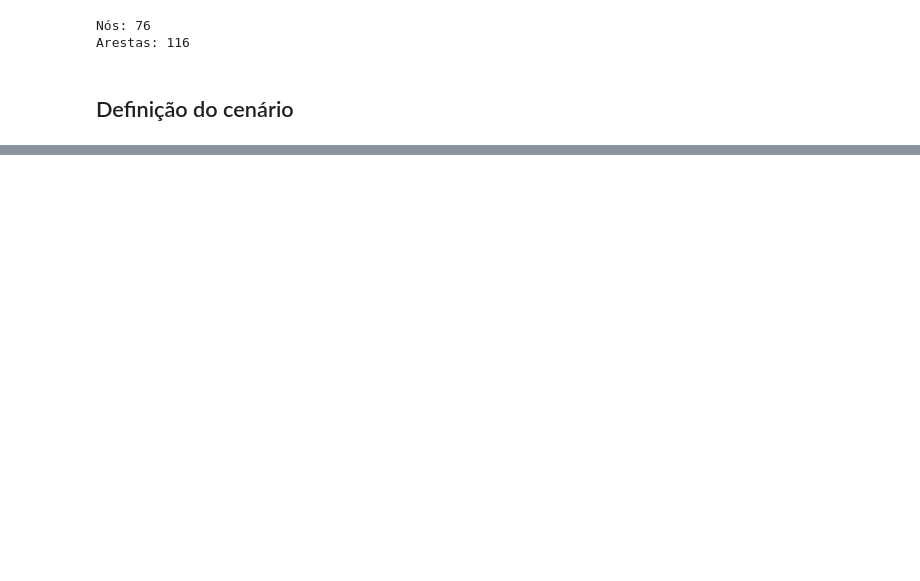
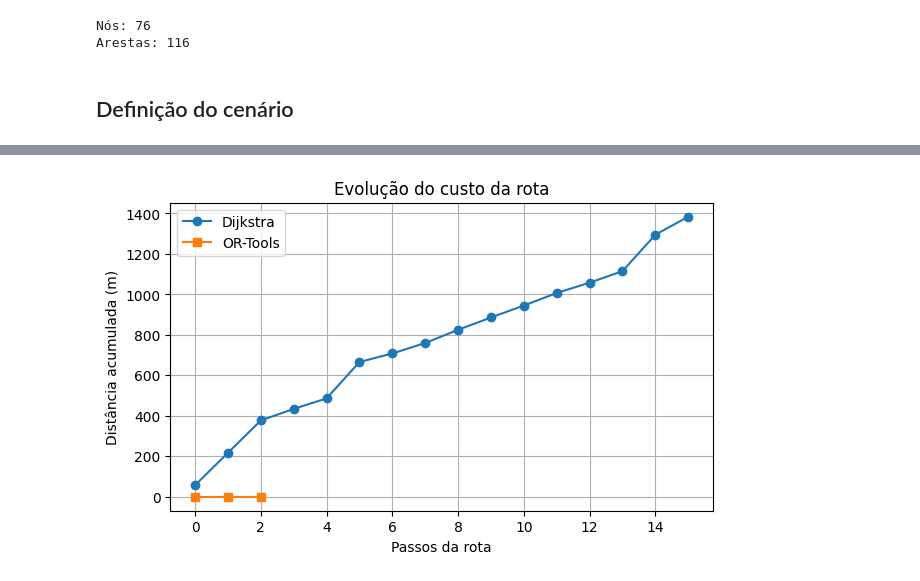
Before and after one commit to jennif8r/graph-routing-optimization, a Jupyter notebook: or_tools_data_cajuru.ipynb, the cells around one changed output, grey strips where cells are left out. Cells and saved outputs as stored; diff of their text form; code cells hidden in the pictures; blank space fills up the shorter version.

```diff
--- a/or_tools_data_cajuru.ipynb
+++ b/or_tools_data_cajuru.ipynb
@@ -686,0 +540,21 @@ m
+# %%
+def cumulative_cost(path):
+    total = 0
+    costs = []
+    for i in range(len(path)-1):
+        total += distance_matrix[path[i]][path[i+1]]
+        costs.append(total)
+    return costs
+
+plt.figure(figsize=(7,4))
+plt.plot(cumulative_cost(full_path_dijkstra), label="Dijkstra", marker="o")
+plt.plot(cumulative_cost(route_or), label="OR-Tools", marker="s")
+
+plt.xlabel("Passos da rota")
+plt.ylabel("Distância acumulada (m)")
+plt.title("Evolução do custo da rota")
+plt.legend()
+plt.grid(True)
+plt.show()
+# %% [output]
+[figure, added]
```
Also changed, not shown: parts of 42 cells of this notebook.
